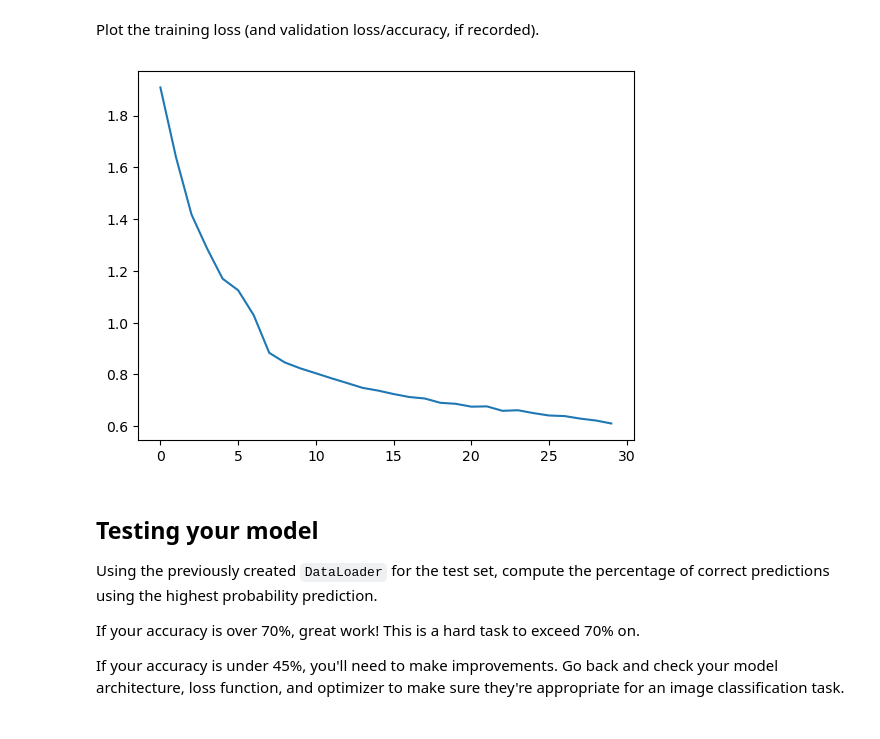
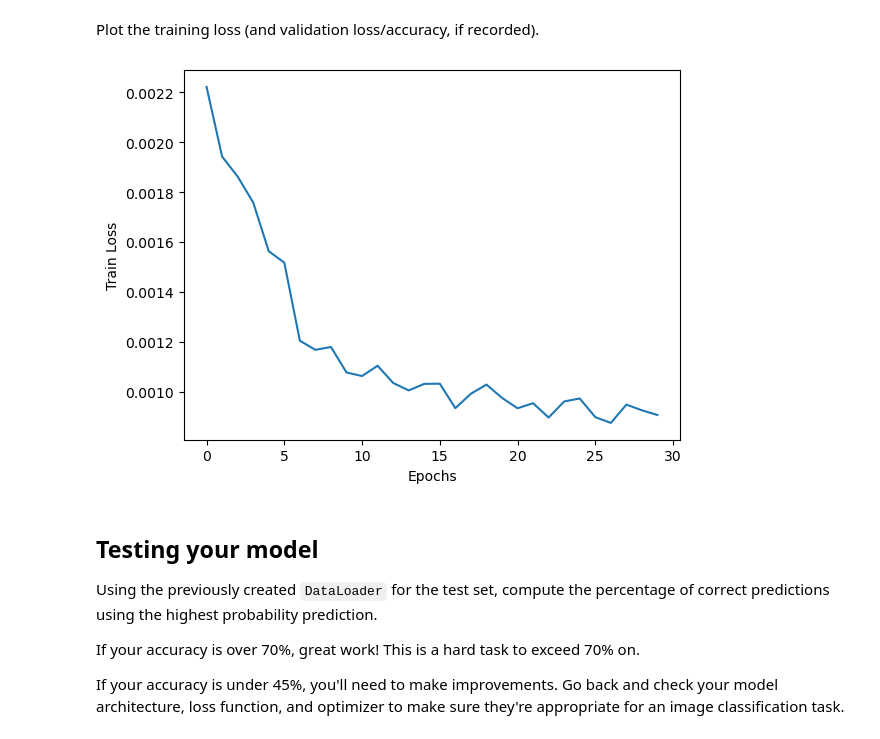
Before and after one commit to jeffc05/cifar10_classifier-pytorch, a Jupyter notebook: CIFAR-10_Image_Classifier-STARTER.ipynb, the cells around one changed output. Saved outputs shown, nothing was run; the diff lists cells and outputs as text; code cells hidden in the pictures.

```diff
--- a/CIFAR-10_Image_Classifier-STARTER.ipynb
+++ b/CIFAR-10_Image_Classifier-STARTER.ipynb
@@ -176,9 +176,9 @@ If you want to print your loss during each epoch, you can use the `enumerate` fu
 epochs = 30
 print_every = 250
 train_losses = []
+running_loss, correct_predictions = 0, 0
 
 for epoch in range(epochs):
-    running_loss = 0
     for batch_num, (images, labels) in enumerate(trainloader):
 
         images, labels = images.to(device), labels.to(device)
@@ -192,26 +192,16 @@ for epoch in range(epochs):
 
         running_loss += loss.item()
 
+        ps = torch.exp(logps)
+        top_ps, top_class = ps.topk(1, dim=1)
+        equality = top_class == labels.view(*top_class.shape)
+        correct_predictions += torch.mean(equality.type(torch.FloatTensor)).item()
+
         if batch_num % print_every == 0:
-            model.eval()
-            test_loss, accuracy = 0, 0
-            for images, labels in testloader:
-                images, labels = images.to(device), labels.to(device)
-                logps = model(images)
-                loss = criterion(logps, labels)
-                test_loss += loss.item()
-
-                ps = torch.exp(logps)
-                top_ps, top_class = ps.topk(1, dim=1)
-                equality = top_class == labels.view(*top_class.shape)
-                accuracy += torch.mean(equality.type(torch.FloatTensor)).item()
-
             print(f'Epoch: {epoch+1}/{epochs}.. '
                   f'Train loss: {running_loss/print_every:.3f}.. '
-                  f'Test loss: {test_loss/len(testloader):.3f}.. '
-                  f'Train accuracy: {accuracy/len(testloader):.3f}.. ')
+                  f'Train accuracy: {correct_predictions/print_every:.3f}')
+            running_loss, correct_predictions = 0, 0
 
-            model.train()
-
-    train_losses.append(running_loss/len(trainloader))
+    train_losses.append(running_loss/len(trainloader.dataset.data))
 # %% [output]
@@ -235,9 +225,11 @@ Epoch: 30/30.. Train loss: 3.663.. Test loss: 0.976.. Train accuracy: 0.715..
 # %% [markdown]
 Plot the training loss (and validation loss/accuracy, if recorded).
 # %%
-plt.plot(train_losses);
+plt.plot(train_losses)
+plt.xlabel('Epochs')
+plt.ylabel('Train Loss');
 # %% [output]
-[figure, old version]
+[figure, new version]
 # %% [markdown]
 ## Testing your model
 Using the previously created `DataLoader` for the test set, compute the percentage of correct predictions using the highest probability prediction.
```
Also changed, not shown: parts of 3 cells of this notebook, 3 other files.
